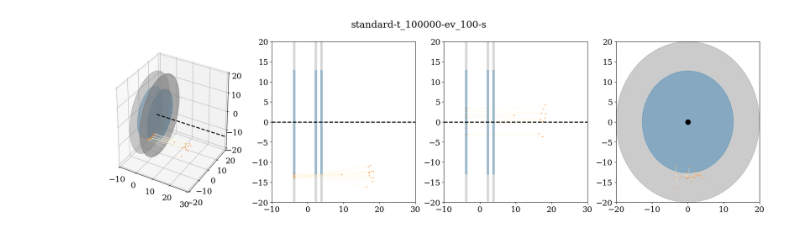
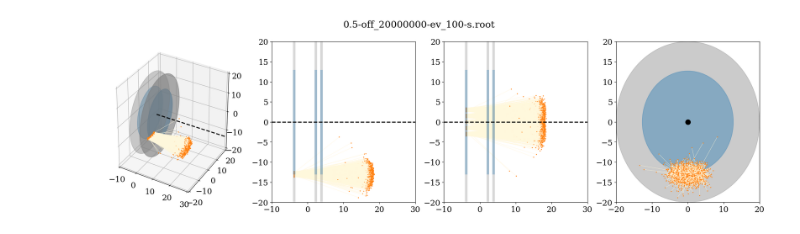
Before and after one commit to sdporzio/Geant4AlphaSourceLamp, a Jupyter notebook: ana/newConf.ipynb, the cells around one changed output. Cells and saved outputs as stored; diff of their text form; code cells hidden in the pictures.

```diff
--- a/ana/newConf.ipynb
+++ b/ana/newConf.ipynb
@@ -15,25 +15,28 @@ import hepkit.hepFormat as hf
 hf.DefaultSetup()
 hf.DefaultSetup()
 # %%
-dirPath = '/Users/sdporzio/Data/Simulation_AlphaSourceVUVLamp/20-09-24_NewConfigurationSmallerChamber/'
+dirPath = '/Users/sdporzio/Data/Simulation_AlphaSourceVUVLamp/20-09-27_NewConfigurationSmallerChamber/'
 fNames = [
-'standard-t_100000-ev_100-s',
+'0.-off_20000000-ev_100-s.root',
+'0.5-off_20000000-ev_100-s.root',
+'0.75-off_20000000-ev_100-s.root',
+'1.-off_20000000-ev_100-s.root',
 ]
 
 md, tr, ev, alphas, contAlphas = {}, {}, {}, {}, {}
 # %%
 # Open root files
 for fName in tqdm(fNames):
-    md[fName] = hio.OpenRoot(dirPath+fName+'.root','metadata')
-    tr[fName] = hio.OpenRoot(dirPath+fName+'.root','tracks_data')
-    ev[fName] = hio.OpenRoot(dirPath+fName+'.root','event_data')
+    md[fName] = hio.OpenRoot(dirPath+fName,'metadata')
+    tr[fName] = hio.OpenRoot(dirPath+fName,'tracks_data')
+    ev[fName] = hio.OpenRoot(dirPath+fName,'event_data')
     tr[fName]['distEnd'] = tr[fName].eval('sqrt(xEnd**2. + yEnd**2.)')
 
     alphas[fName] = tr[fName].query('particle_pdg==1000020040') # Select alphas
     contAlphas[fName] = alphas[fName].query('exitedCollection==0') # Select fully contained alphas
 # %%
 # Select file
-fName = fNames[0]
+fName = fNames[1]
 maxParts = len(alphas[fName])
 # maxParts = 100
 
@@ -135,31 +138,31 @@ for i in range(len(xs)):
     plt.plot(zs[i],xs[i],ls='-',color='cornsilk',lw=0.5,marker='o',markerfacecolor='C1',markeredgecolor='C1',markersize=1)
 plt.plot([offset_back,offset_back],[-width/2.,width/2.],color='C7',lw=5,alpha=0.3,ls='-')
 plt.plot([offset_back,offset_back],[-25.4/2.,25.4/2.],color='C0',lw=5,alpha=0.3,ls='-')
 plt.plot([offset_front,offset_front],[-width/2.,width/2.],color='C7',lw=5,alpha=0.3,ls='-')
 plt.plot([offset_front,offset_front],[-25.4/2.,25.4/2.],color='C0',lw=5,alpha=0.3,ls='-')
 plt.plot([offset_front2,offset_front2],[-width/2.,width/2.],color='C7',lw=5,alpha=0.3,ls='-')
 plt.plot([offset_front2,offset_front2],[-25.4/2.,25.4/2.],color='C0',lw=5,alpha=0.3,ls='-')
 plt.xlim(zlims)
 plt.ylim(xlims)
 plt.axhline(0,ls='--',color='black',lw=2)
 
 plt.subplot(144,rasterized=True)
 plt.gca().set_rasterized(True)
 # plt.plot(es['xStart'],es['yStart'],ls='',marker='o',color='C1',markersize=0.02,zorder=99)
 for i in range(len(xs)):
     plt.plot(xs[i],ys[i],ls='-',color='cornsilk',lw=0.5,marker='o',markerfacecolor='C1',markeredgecolor='C1',markersize=1)
 plt.scatter(0,0,color='black',s=100)
 ax = plt.gca()
 t1 = Circle((0, 0), width/2., zorder=-1, alpha=0.4,color='C7')
 t2 = Circle((0, 0), 25.4/2., zorder=-1, alpha=0.4,color='C0')
 ax.add_patch(t1)
 ax.add_patch(t2)
 plt.xlim(xlims)
 plt.ylim(ylims)
 plt.suptitle(fName)
 plt.savefig('img/events.pdf',bbox_inches='tight', pad_inches=0.3)
 plt.show()
 
 hd.SlackMe('Plots ready')
 # %% [output]
-[figure, old version]
+[figure, new version]
```
Also changed, not shown: 3 other files.
